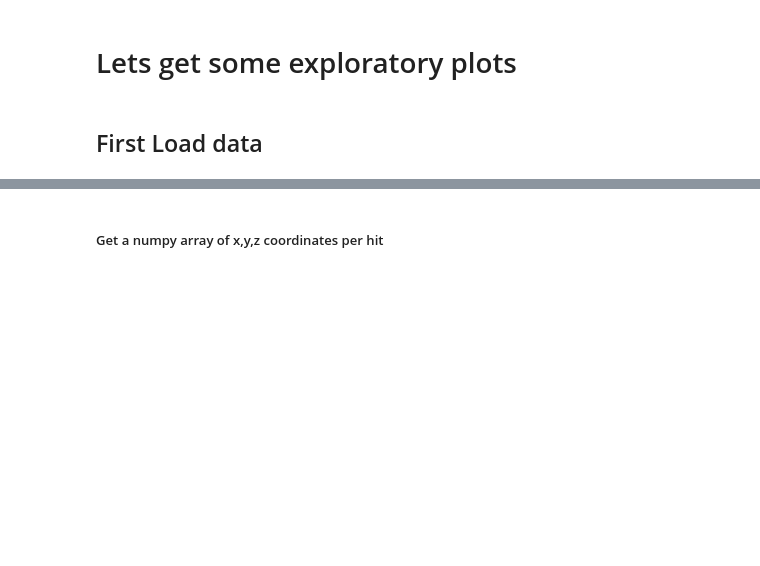
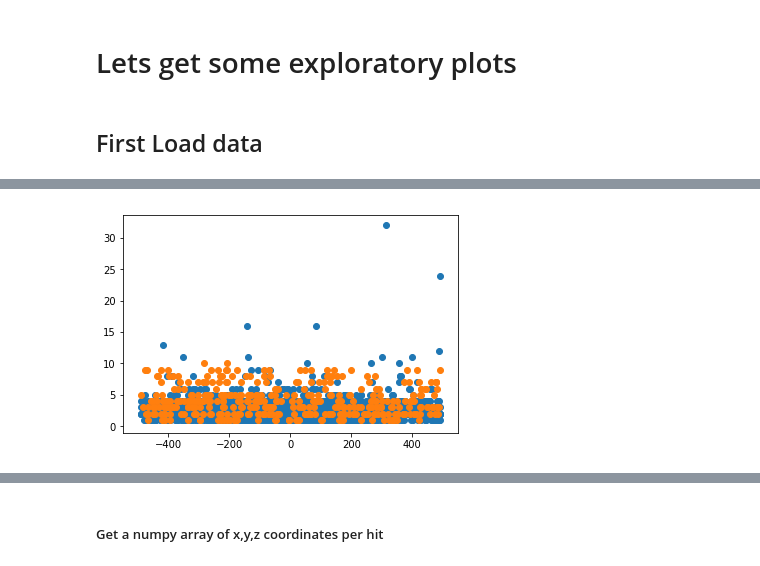
Before and after one commit to jxi24/TrackML, a Jupyter notebook: Jacks_plots.ipynb, the cells around one changed output, grey strips where cells are left out. Saved outputs shown, nothing was run; the diff lists cells and outputs as text; code cells hidden in the pictures; blank space fills up the shorter version.

```diff
--- a/Jacks_plots.ipynb
+++ b/Jacks_plots.ipynb
@@ -34,0 +87,6 @@ hits
+# %%
+plt.scatter(good_hits4[:,0],good_hits4[:,2])
+plt.scatter(bad_hits4[:,0],bad_hits4[:,2])
+plt.show()
+# %% [output]
+[figure, added]
```
Also changed, not shown: parts of 11 cells of this notebook, 4 other files.
